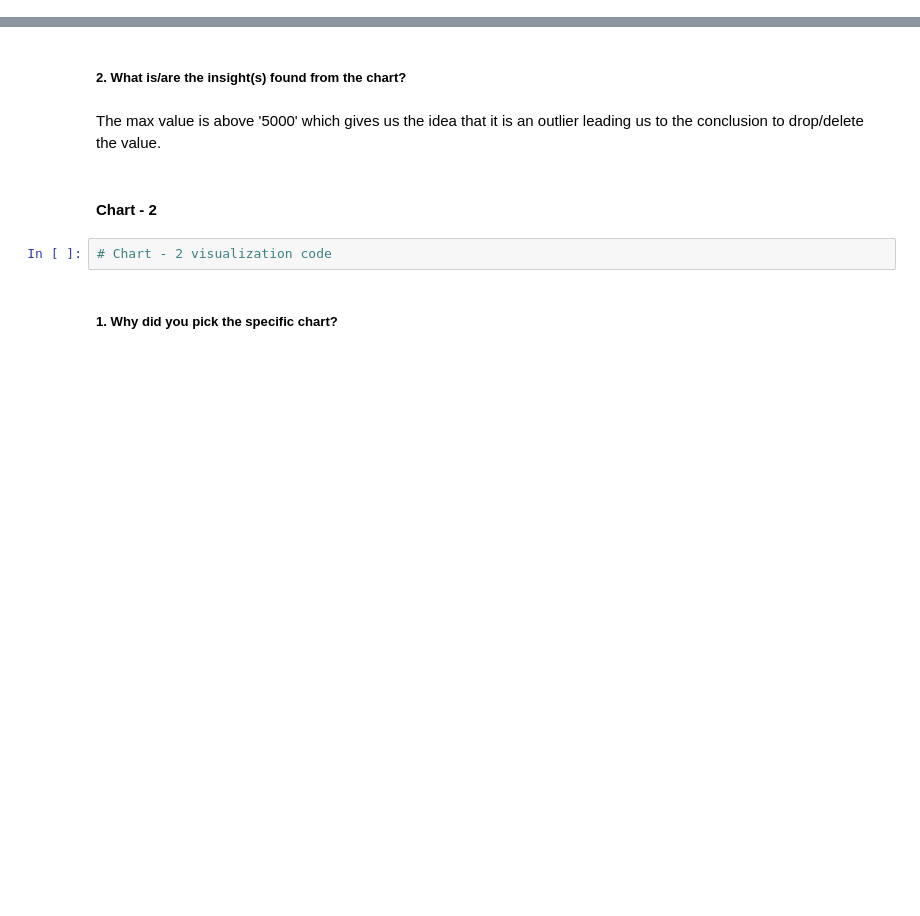
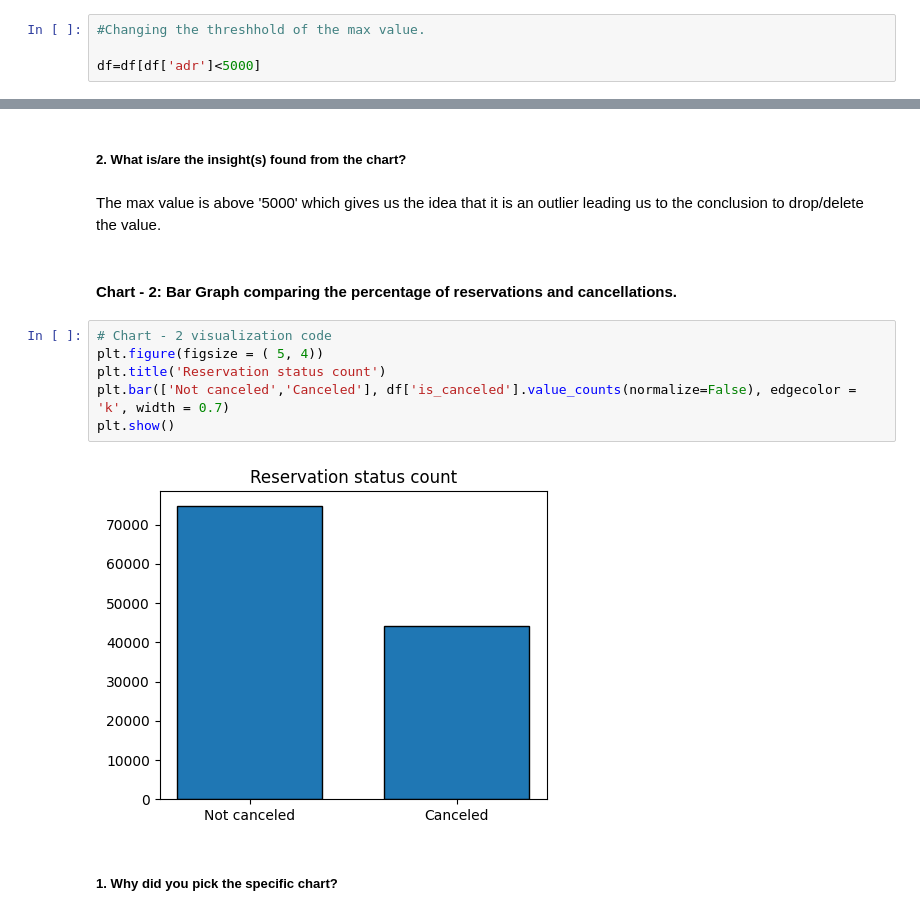
Before and after one commit to GAJABDADDY/EDA-Capstone-Project---Hotel-Booking-Analysis, a Jupyter notebook: Ashish's_EDA_Project.ipynb, the cells around one changed output, grey strips where cells are left out. Cells and saved outputs as stored; diff of their text form; blank space fills up the shorter version.

```diff
--- a/Ashish's_EDA_Project.ipynb
+++ b/Ashish's_EDA_Project.ipynb
@@ -489,3 +489,7 @@ df.describe()
 We can see that the dataset contains one major outlier in the column 'adr' which cannot be termed as an exception. Therefore, as a part of the Data Cleaning process, we are going to remove it.
 
 **The visualization of this outlier has been shown in the Visualization section using a BoxPlot.**
+# %%
+#Changing the threshhold of the max value.
+
+df=df[df['adr']<5000]
@@ -512,10 +547,16 @@ Boxplot is commonly used and is one of the best ways to show and compare the nor
 ##### 2. What is/are the insight(s) found from the chart?
 # %% [markdown]
 The max value is above '5000' which gives us the idea that it is an outlier leading us to the conclusion to drop/delete the value.
-# %% [markdown]
-#### Chart - 2
-# %%
-# Chart - 2 visualization code
+# %% [markdown]
+#### Chart - 2: Bar Graph comparing the percentage of reservations and cancellations.
+# %%
+# Chart - 2 visualization code
+plt.figure(figsize = ( 5, 4))
+plt.title('Reservation status count')
+plt.bar(['Not canceled','Canceled'], df['is_canceled'].value_counts(normalize=False), edgecolor = 'k', width = 0.7)
+plt.show()
+# %% [output]
+[figure, added]
 # %% [markdown]
 ##### 1. Why did you pick the specific chart?
 # %% [markdown]
```
Also changed, not shown: parts of 6 cells of this notebook.
